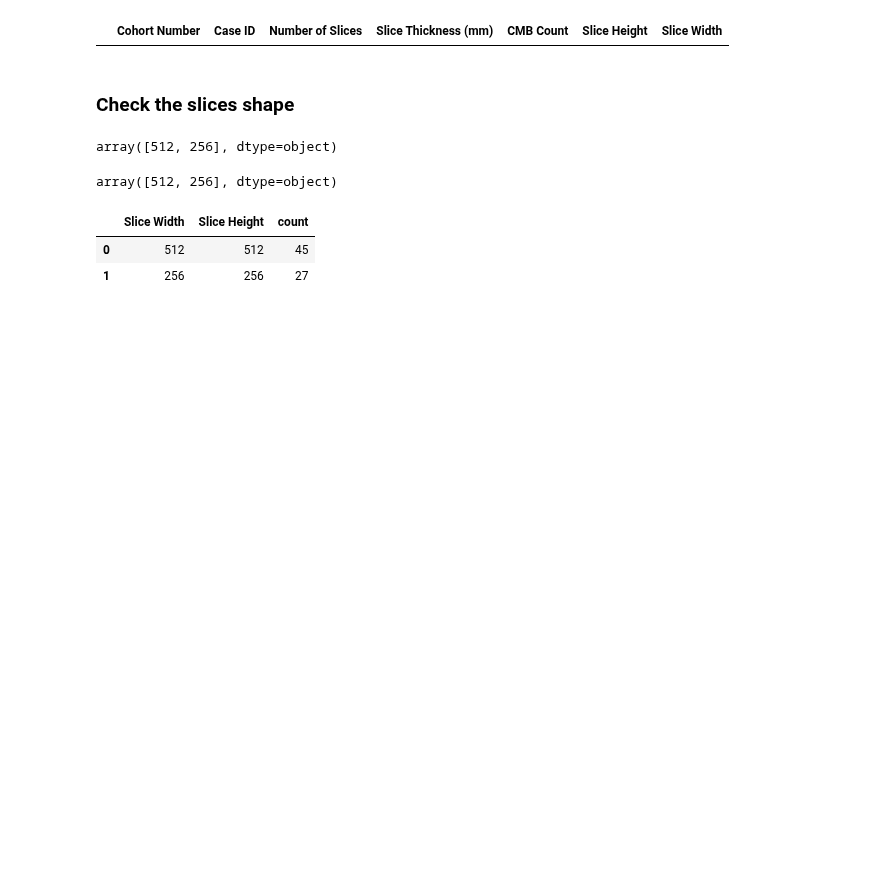
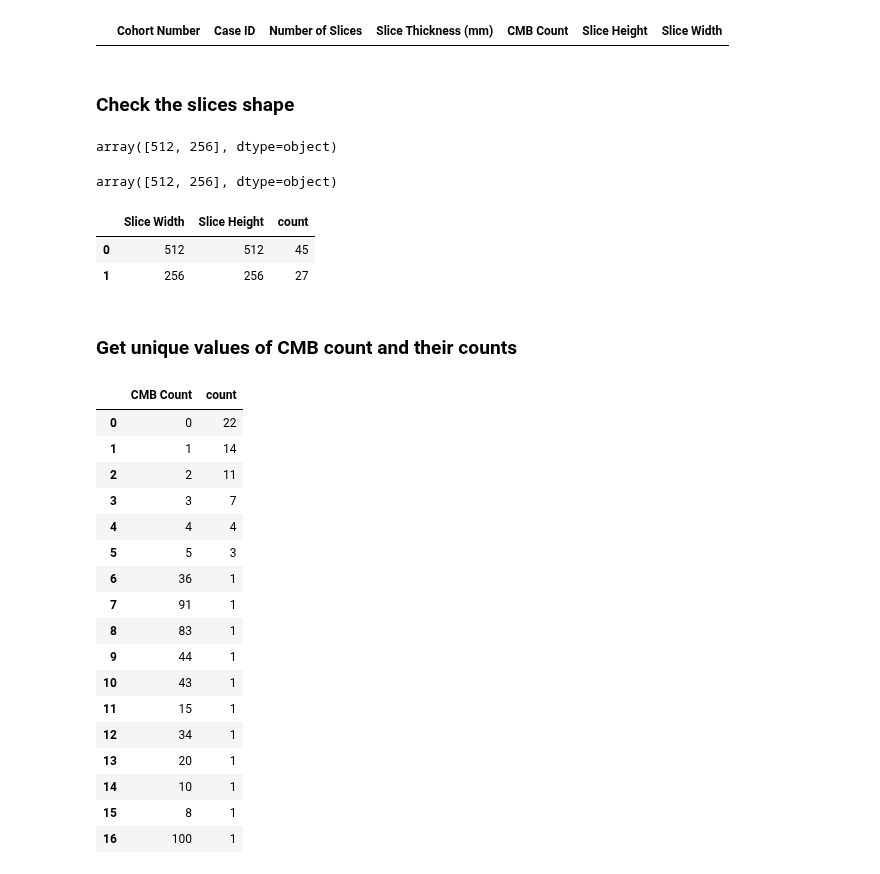
Before and after one commit to UST-SEAL-Team-4/Machine-Learning-Finals-Project, a Jupyter notebook: eda_dataset.ipynb, the cells around one changed output. Cells and saved outputs as stored; diff of their text form; code cells hidden in the pictures; blank space fills up the shorter version.

Commit message:
get unique values of CMB count and their counts

```diff
--- a/eda_dataset.ipynb
+++ b/eda_dataset.ipynb
@@ -573,3 +573,26 @@ df[['Slice Width', 'Slice Height']].value_counts().reset_index(name='count')
 |  | Slice Width | Slice Height | count |
 | 0 | 512 | 512 | 45 |
 | 1 | 256 | 256 | 27 |
+# %% [markdown]
+### Get unique values of CMB count and their counts
+# %%
+df[['CMB Count']].value_counts().reset_index(name='count')
+# %% [output]
+|  | CMB Count | count |
+| 0 | 0 | 22 |
+| 1 | 1 | 14 |
+| 2 | 2 | 11 |
+| 3 | 3 | 7 |
+| 4 | 4 | 4 |
+| 5 | 5 | 3 |
+| 6 | 36 | 1 |
+| 7 | 91 | 1 |
+| 8 | 83 | 1 |
+| 9 | 44 | 1 |
+| 10 | 43 | 1 |
+| 11 | 15 | 1 |
+| 12 | 34 | 1 |
+| 13 | 20 | 1 |
+| 14 | 10 | 1 |
+| 15 | 8 | 1 |
+| 16 | 100 | 1 |
```
